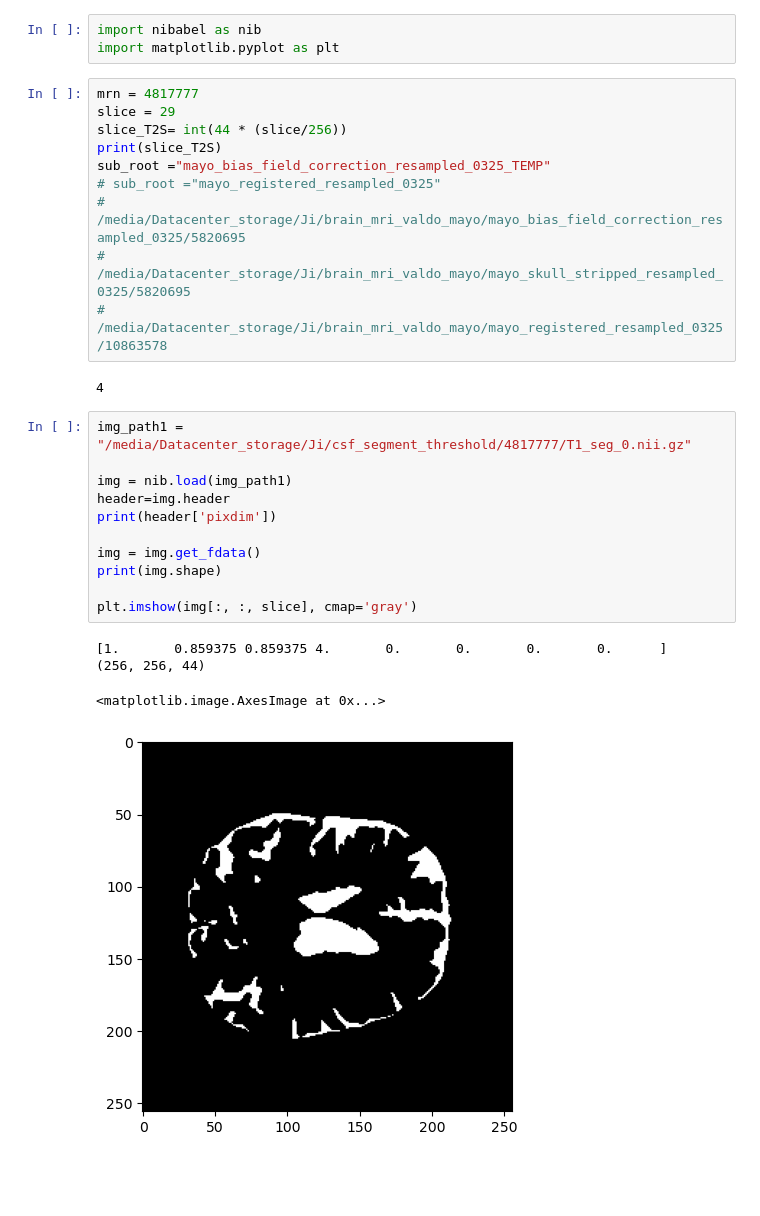
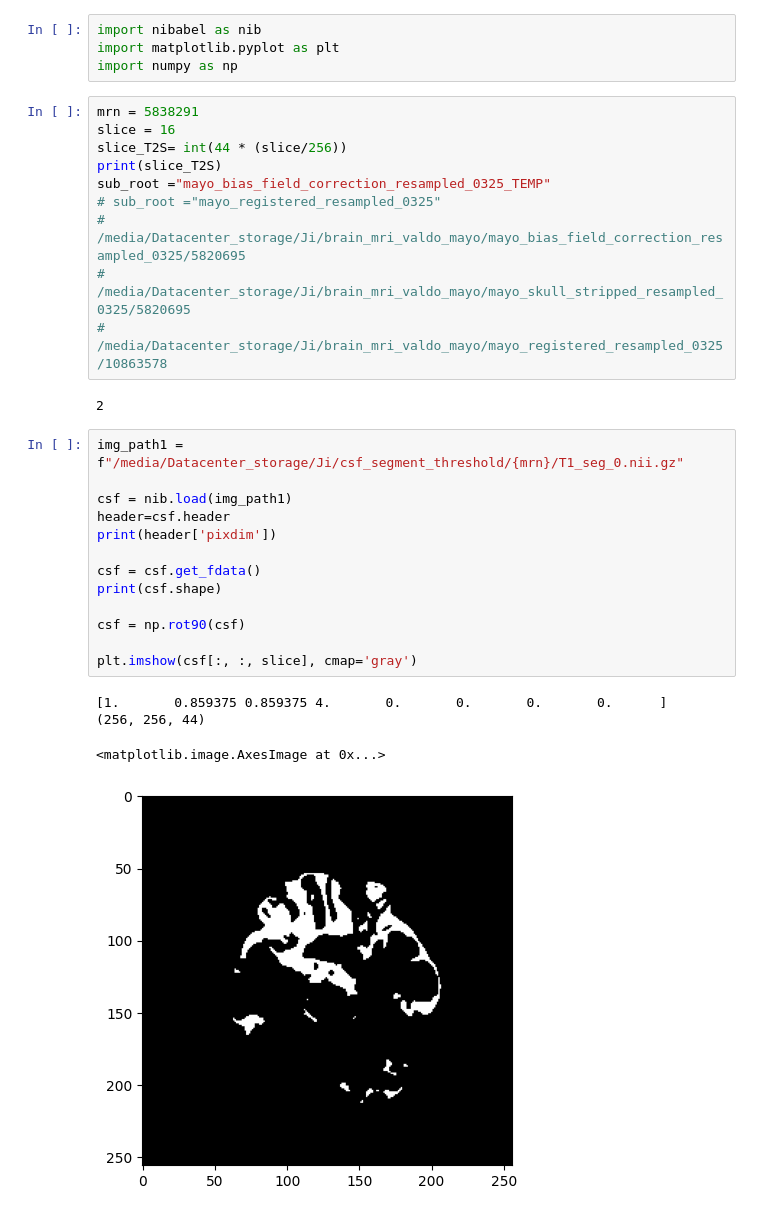
Before and after one commit to greenyjwk/VALDO_brain_MRI_dataset_preprocessing, a Jupyter notebook: misc/EDA_mayo/EDA_NIFTI.ipynb, the cells around one changed output. Cells and saved outputs as stored; diff of their text form; blank space fills up the shorter version.

```diff
--- a/misc/EDA_mayo/EDA_NIFTI.ipynb
+++ b/misc/EDA_mayo/EDA_NIFTI.ipynb
@@ -1,9 +1,10 @@
 # %%
 import nibabel as nib
 import matplotlib.pyplot as plt
+import numpy as np
 # %%
-mrn = 4817777
-slice = 29
+mrn = 5838291
+slice = 16
 slice_T2S= int(44 * (slice/256))
 print(slice_T2S)
 sub_root ="mayo_bias_field_correction_resampled_0325_TEMP"
@@ -12,23 +13,25 @@ sub_root ="mayo_bias_field_correction_resampled_0325_TEMP"
 # /media/Datacenter_storage/Ji/brain_mri_valdo_mayo/mayo_skull_stripped_resampled_0325/5820695
 # /media/Datacenter_storage/Ji/brain_mri_valdo_mayo/mayo_registered_resampled_0325/10863578
 # %% [output]
-4
+2
 # %%
-img_path1 = "/media/Datacenter_storage/Ji/csf_segment_threshold/4817777/T1_seg_0.nii.gz"
+img_path1 = f"/media/Datacenter_storage/Ji/csf_segment_threshold/{mrn}/T1_seg_0.nii.gz"
 
-img = nib.load(img_path1)
-header=img.header
+csf = nib.load(img_path1)
+header=csf.header
 print(header['pixdim'])
 
-img = img.get_fdata()
-print(img.shape)
+csf = csf.get_fdata()
+print(csf.shape)
 
-plt.imshow(img[:, :, slice], cmap='gray')
+csf = np.rot90(csf)
+
+plt.imshow(csf[:, :, slice], cmap='gray')
 # %% [output]
 [1.       0.859375 0.859375 4.       0.       0.       0.       0.      ]
 (256, 256, 44)
 <matplotlib.image.AxesImage at 0x...>
-[figure, old version]
+[figure, new version]
 # %%
 img_path1 = f"/media/Datacenter_storage/Ji/brain_mri_valdo_mayo/{sub_root}/{mrn}/3D_SAG_T1_MPRAGE_1MM_{mrn}.nii.gz"
 img = nib.load(img_path1)
```
Also changed, not shown: parts of 7 cells of this notebook, 12 other files.
